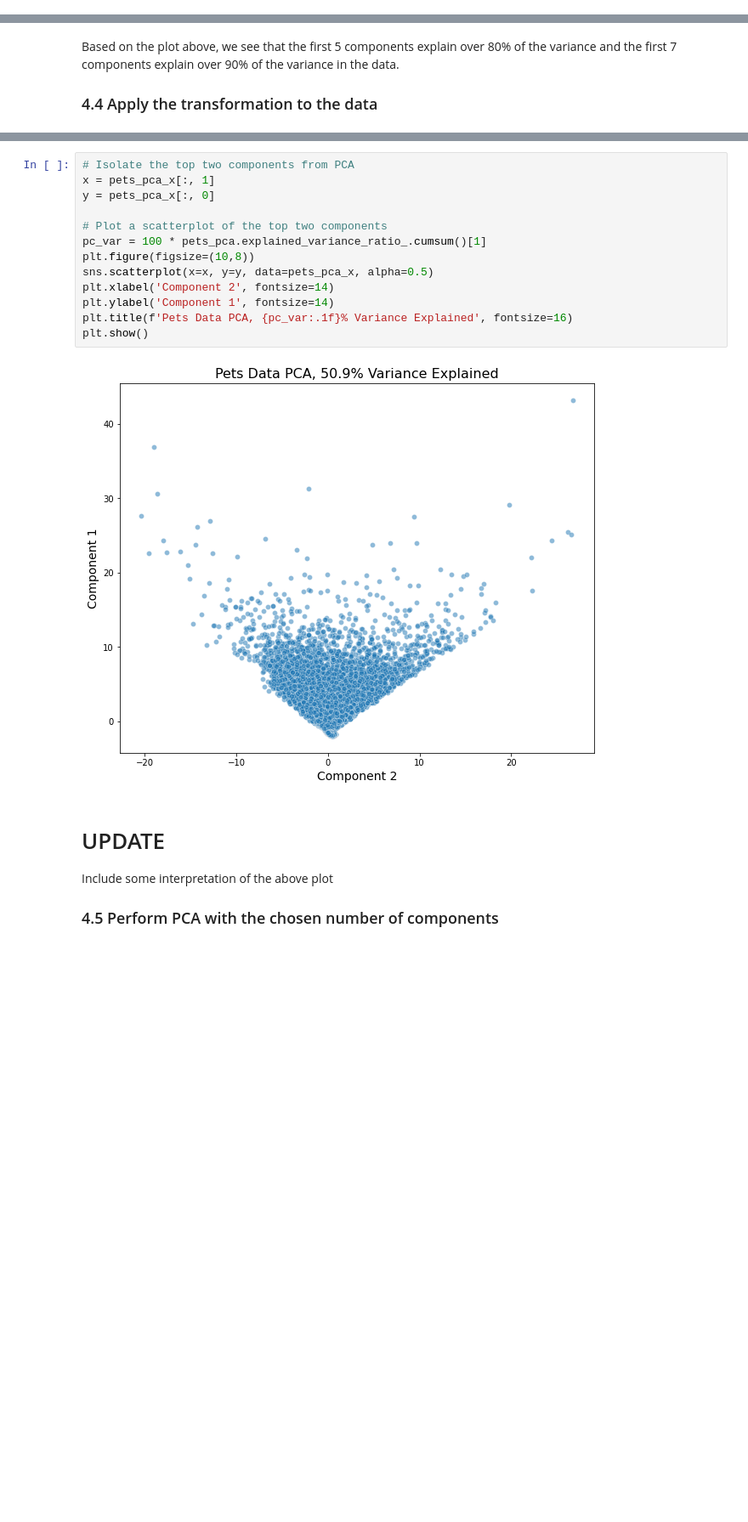
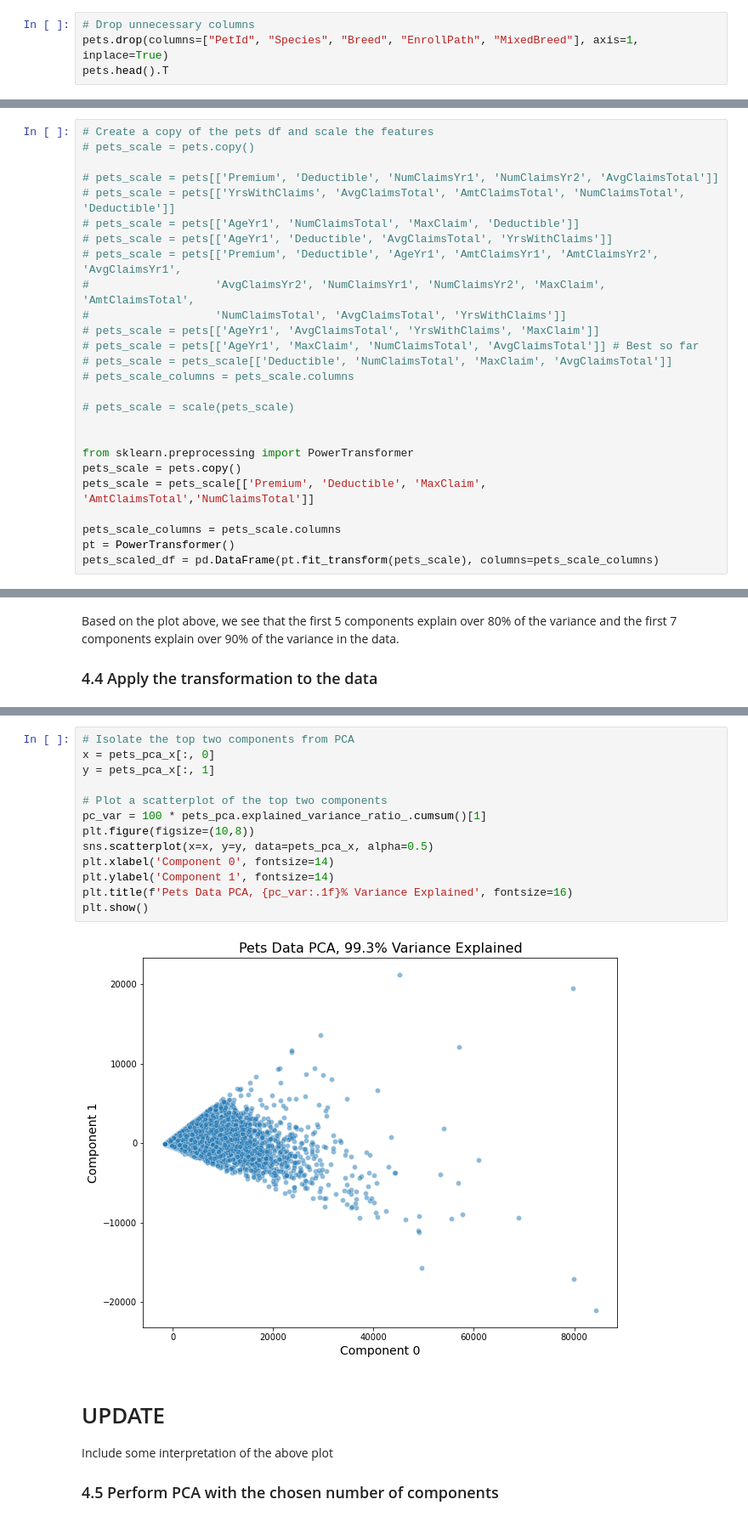
Before and after one commit to stevenrhart/pet-insurance-customer-segmentation, a Jupyter notebook: notebooks/02_pet_insurance_customer_segmentation_eda.ipynb, the cells around one changed output, grey strips where cells are left out. Shown: that part at 85% size. Saved outputs shown, nothing was run; the diff lists cells and outputs as text; blank space fills up the shorter version.

```diff
--- a/notebooks/02_pet_insurance_customer_segmentation_eda.ipynb
+++ b/notebooks/02_pet_insurance_customer_segmentation_eda.ipynb
@@ -378,0 +335,4 @@ pets.head().T
+# %%
+# Drop unnecessary columns
+pets.drop(columns=["PetId", "Species", "Breed", "EnrollPath", "MixedBreed"], axis=1, inplace=True)
+pets.head().T
@@ -386,2 +357,28 @@ pets_scale = scale(pets_scale)
+# %%
+# Create a copy of the pets df and scale the features
+# pets_scale = pets.copy()
+
+# pets_scale = pets[['Premium', 'Deductible', 'NumClaimsYr1', 'NumClaimsYr2', 'AvgClaimsTotal']]
+# pets_scale = pets[['YrsWithClaims', 'AvgClaimsTotal', 'AmtClaimsTotal', 'NumClaimsTotal', 'Deductible']]
+# pets_scale = pets[['AgeYr1', 'NumClaimsTotal', 'MaxClaim', 'Deductible']]
+# pets_scale = pets[['AgeYr1', 'Deductible', 'AvgClaimsTotal', 'YrsWithClaims']]
+# pets_scale = pets[['Premium', 'Deductible', 'AgeYr1', 'AmtClaimsYr1', 'AmtClaimsYr2', 'AvgClaimsYr1',
+#                   'AvgClaimsYr2', 'NumClaimsYr1', 'NumClaimsYr2', 'MaxClaim', 'AmtClaimsTotal',
+#                   'NumClaimsTotal', 'AvgClaimsTotal', 'YrsWithClaims']]
+# pets_scale = pets[['AgeYr1', 'AvgClaimsTotal', 'YrsWithClaims', 'MaxClaim']]
+# pets_scale = pets[['AgeYr1', 'MaxClaim', 'NumClaimsTotal', 'AvgClaimsTotal']] # Best so far
+# pets_scale = pets_scale[['Deductible', 'NumClaimsTotal', 'MaxClaim', 'AvgClaimsTotal']]
+# pets_scale_columns = pets_scale.columns
+
+# pets_scale = scale(pets_scale)
+
+
+from sklearn.preprocessing import PowerTransformer
+pets_scale = pets.copy()
+pets_scale = pets_scale[['Premium', 'Deductible', 'MaxClaim', 'AmtClaimsTotal','NumClaimsTotal']]
+
+pets_scale_columns = pets_scale.columns
+pt = PowerTransformer()
+pets_scaled_df = pd.DataFrame(pt.fit_transform(pets_scale), columns=pets_scale_columns)
 # %%
 #Create a new dataframe from `pets_scale` using the column names we saved in `pets_scale_columns`
@@ -423,18 +420,18 @@ pets_pca_x.shape
 # %%
 # Isolate the top two components from PCA
-x = pets_pca_x[:, 1]
-y = pets_pca_x[:, 0]
+x = pets_pca_x[:, 0]
+y = pets_pca_x[:, 1]
 
 # Plot a scatterplot of the top two components
 pc_var = 100 * pets_pca.explained_variance_ratio_.cumsum()[1]
 plt.figure(figsize=(10,8))
 sns.scatterplot(x=x, y=y, data=pets_pca_x, alpha=0.5)
-plt.xlabel('Component 2', fontsize=14)
+plt.xlabel('Component 0', fontsize=14)
 plt.ylabel('Component 1', fontsize=14)
 plt.title(f'Pets Data PCA, {pc_var:.1f}% Variance Explained', fontsize=16)
 plt.show()
 # %% [output]
-[figure, old version]
+[figure, new version]
 # %% [markdown]
 # UPDATE
 
```
Also changed, not shown: parts of 20 cells of this notebook, 5 other files.
